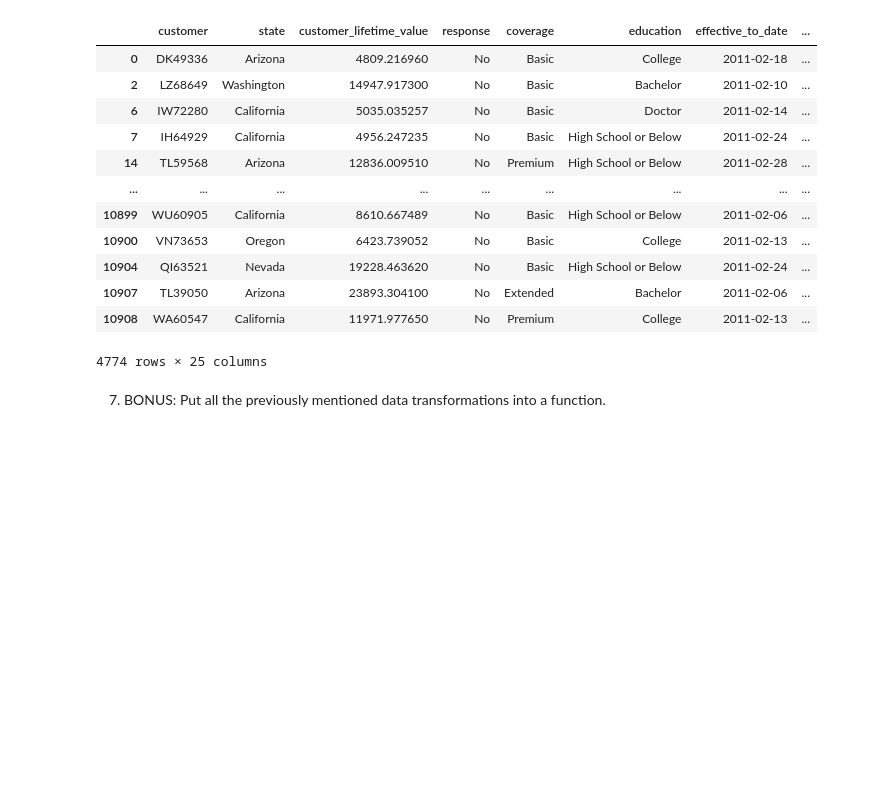
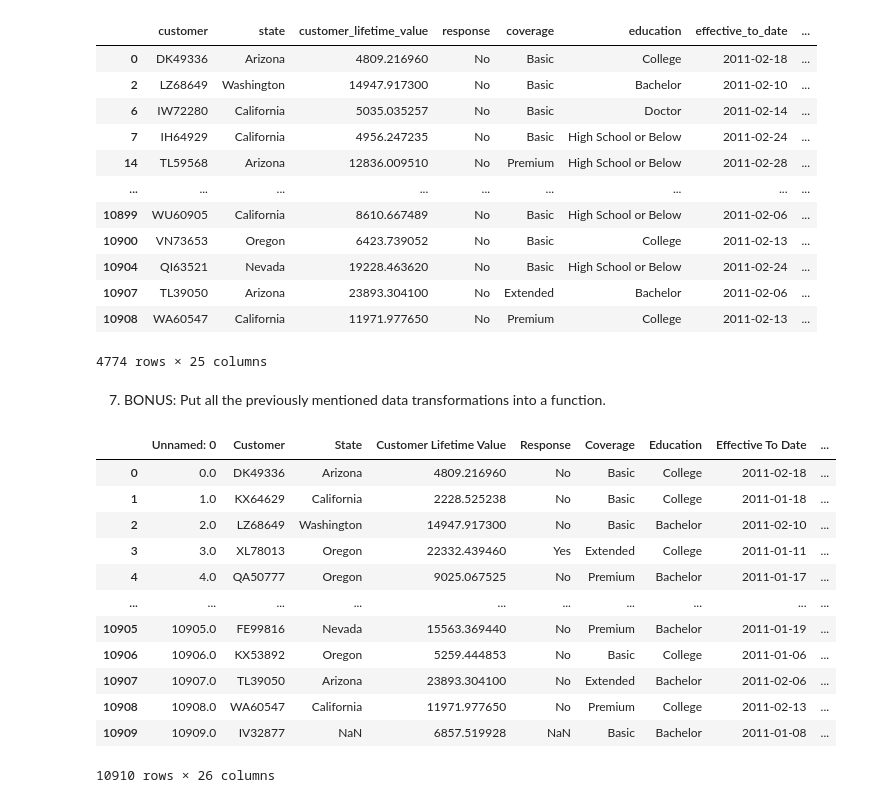
Before and after one commit to Alfon22A/Lab-Customer-Analysis-Round-2, a Jupyter notebook: Solution.ipynb, the cells around one changed output. Drawn from its saved outputs; the diff is of its cells as text; code cells hidden in the pictures; blank space fills up the shorter version.

```diff
--- a/Solution.ipynb
+++ b/Solution.ipynb
@@ -532,0 +566,20 @@ def drop_it(x, y):
+# %%
+# Let's test it
+
+df1 = pd.read_excel("files_for_lab/excel_files/marketing_customer_analysis.xlsx")
+# %%
+df1
+# %% [output]
+|  | Unnamed: 0 | Customer | State | Customer Lifetime Value | Response | Coverage | Education | Effective To Date | ... |
+| 0 | 0.0 | DK49336 | Arizona | 4809.216960 | No | Basic | College | 2011-02-18 | ... |
+| 1 | 1.0 | KX64629 | California | 2228.525238 | No | Basic | College | 2011-01-18 | ... |
+| 2 | 2.0 | LZ68649 | Washington | 14947.917300 | No | Basic | Bachelor | 2011-02-10 | ... |
+| 3 | 3.0 | XL78013 | Oregon | 22332.439460 | Yes | Extended | College | 2011-01-11 | ... |
+| 4 | 4.0 | QA50777 | Oregon | 9025.067525 | No | Premium | Bachelor | 2011-01-17 | ... |
+| ... | ... | ... | ... | ... | ... | ... | ... | ... | ... |
+| 10905 | 10905.0 | FE99816 | Nevada | 15563.369440 | No | Premium | Bachelor | 2011-01-19 | ... |
+| 10906 | 10906.0 | KX53892 | Oregon | 5259.444853 | No | Basic | College | 2011-01-06 | ... |
+| 10907 | 10907.0 | TL39050 | Arizona | 23893.304100 | No | Extended | Bachelor | 2011-02-06 | ... |
+| 10908 | 10908.0 | WA60547 | California | 11971.977650 | No | Premium | College | 2011-02-13 | ... |
+| 10909 | 10909.0 | IV32877 | NaN | 6857.519928 | NaN | Basic | Bachelor | 2011-01-08 | ... |
+10910 rows × 26 columns
```
Also changed, not shown: parts of 6 cells of this notebook.
